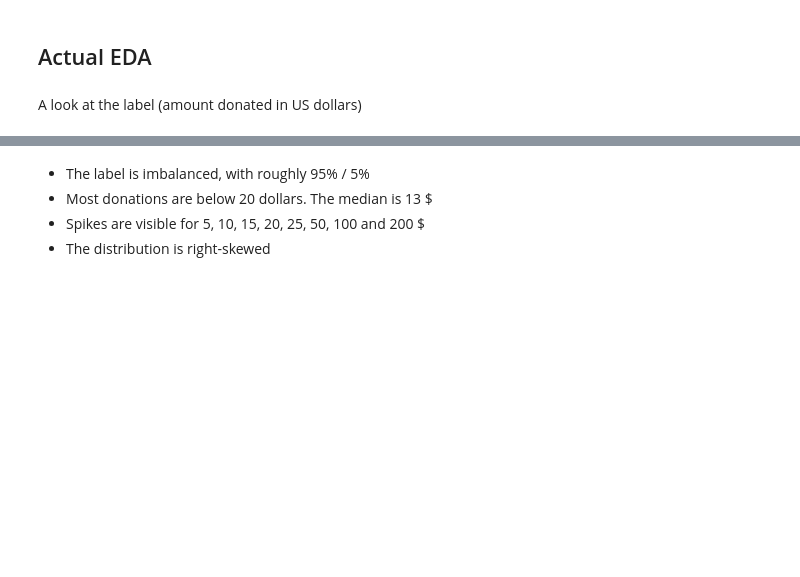
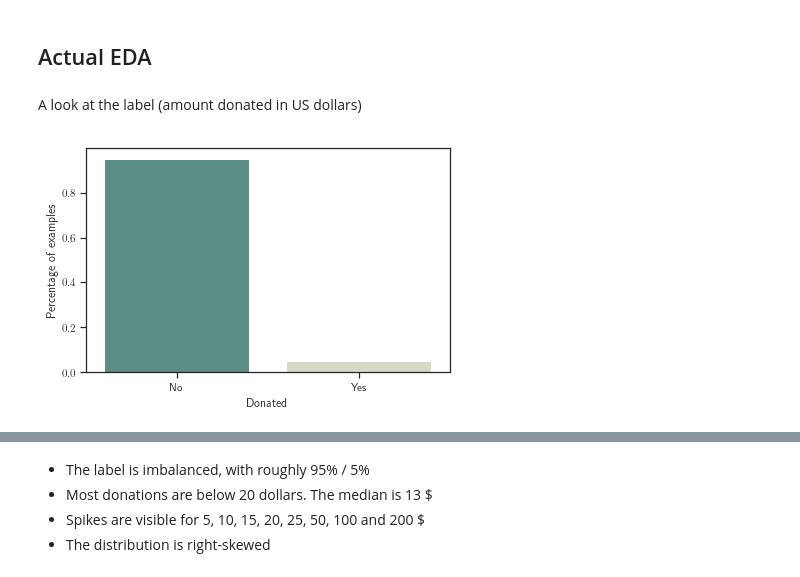
Before and after one commit to datarian/master-thesis-msc-statistics, a Jupyter notebook: notebooks/eda.ipynb, the cells around one changed output, grey strips where cells are left out. Cells and saved outputs as stored; diff of their text form; code cells hidden in the pictures; blank space fills up the shorter version.

```diff
--- a/notebooks/eda.ipynb
+++ b/notebooks/eda.ipynb
@@ -160,4 +38,0 @@ Merge learning and the new nominal features, then drop the originals
-# %%
-multibytes = pd.DataFrame(data=multibytes, columns=feature_names_m,
-                   index=learning.index).astype("category")
-learning = learning.merge(multibytes, on=learning.index.name)
@@ -167,7 +38,0 @@ hashes = pd.DataFrame(data=hashes, columns=feature_names_h,
-# %%
-learning = learning.merge(hashes, on=learning.index.name)
-learning = learning.drop(dl.nominal_features, axis=1)
-# %%
-for cat in learning.select_dtypes(include="category").columns:
-    learning[cat] = learning[cat].cat.remove_unused_categories()
-    print("Feature: {}\n{}".format(cat, learning[cat].cat.categories))
@@ -191,3 +38,0 @@ Adding a new level 'missing' to each category to encode NaN's
-# %%
-int_cols = learning.select_dtypes(include="int64").columns
-learning[int_cols] = learning[int_cols].astype("float64")
@@ -198,12 +41,15 @@ learning.info()
 # %% [markdown]
 A look at the label (amount donated in US dollars)
 # %%
+%matplotlib inline
 fig = sns.barplot(x = [0,1], y = learning.groupby('TARGET_B')['TARGET_B'].count()/len(learning.index),
-                  palette=App.config("color_palette_binary"));
+                  palette=Config.get("color_palette_binary"));
 fig.set_xticklabels(["No", "Yes"]);
 plt.xlabel("Donated");
 plt.ylabel("Percentage of examples");
 save_fig(fig_id="_ratio_binary");
+# %% [output]
+[figure, added]
 # %%
 learning.TARGET_D = learning.TARGET_D.astype('float64')
 # %%
```
Also changed, not shown: parts of 42 cells of this notebook, 3 other files.
